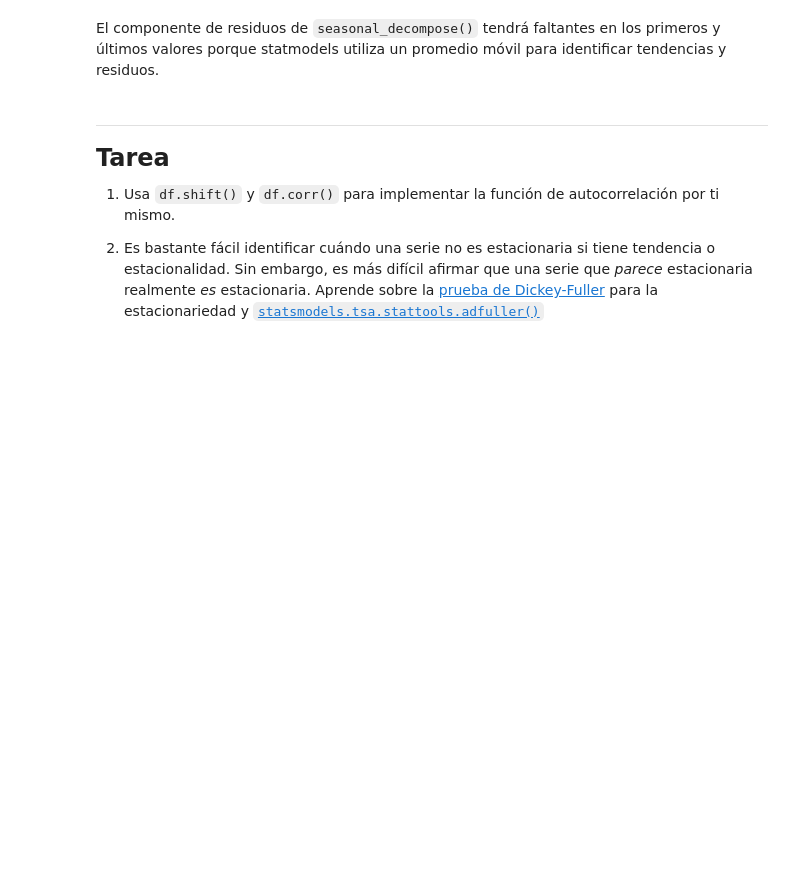
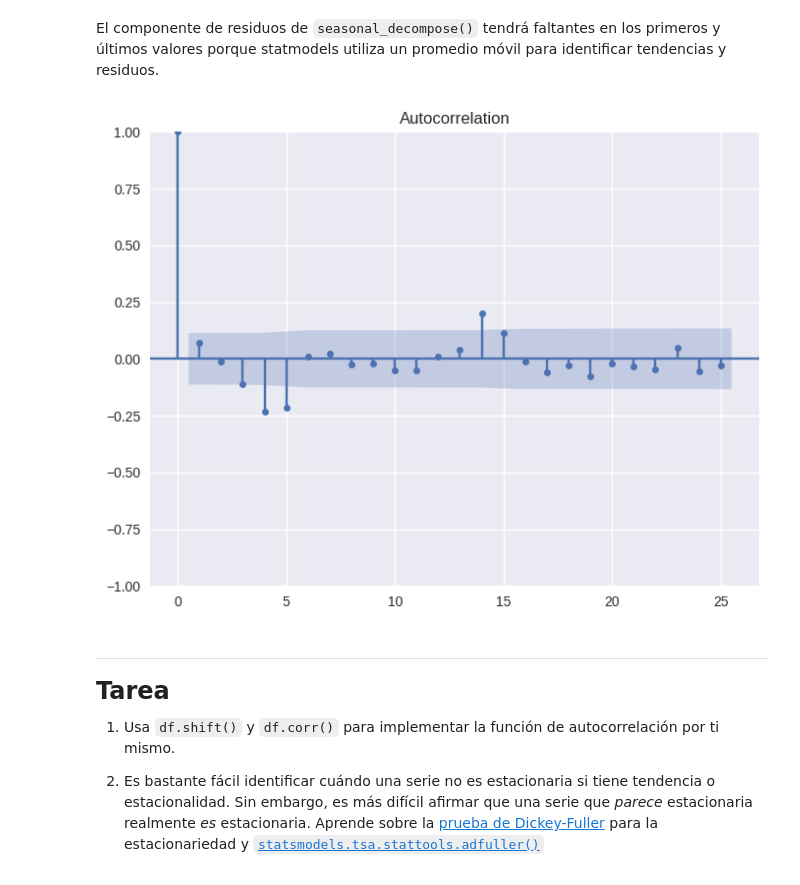
Before and after one commit to jazaineam1/Diplomado_ucentral_ME, a Jupyter notebook: Cuadernos/diplomado_series_tiempo.ipynb, the cells around one changed output. Saved outputs shown, nothing was run; the diff lists cells and outputs as text; code cells hidden in the pictures; blank space fills up the shorter version.

```diff
--- a/Cuadernos/diplomado_series_tiempo.ipynb
+++ b/Cuadernos/diplomado_series_tiempo.ipynb
@@ -513,8 +543,11 @@ El componente de residuos de `seasonal_decompose()` tendrá faltantes en los pri
 # %%
 # Drop NaN values from residuals
 
 
 # Plot ACF of the residual component of data_monthly
+plot_acf(seasonal_decompose(data_monthly).resid.dropna());
+# %% [output]
+[figure, added]
 # %% [markdown]
 ---
 <font color="00AAFF" size = 5>**Tarea**</font>
```
Also changed, not shown: parts of 4 cells of this notebook.
